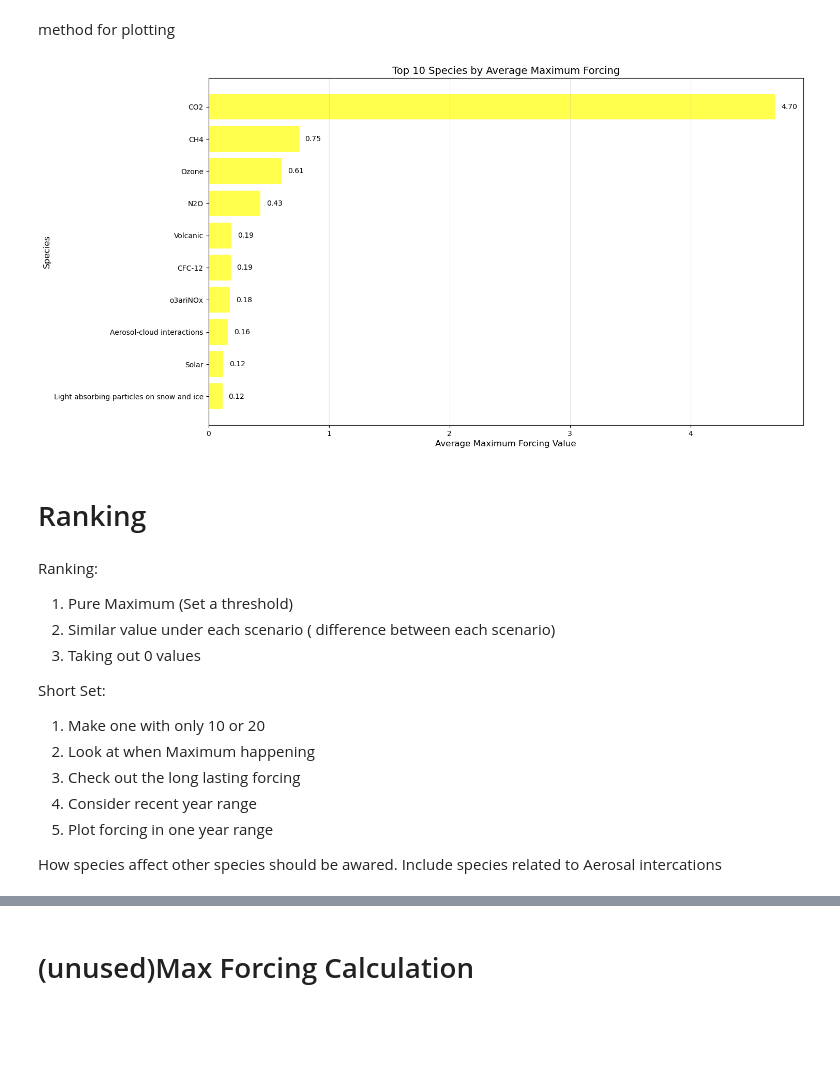
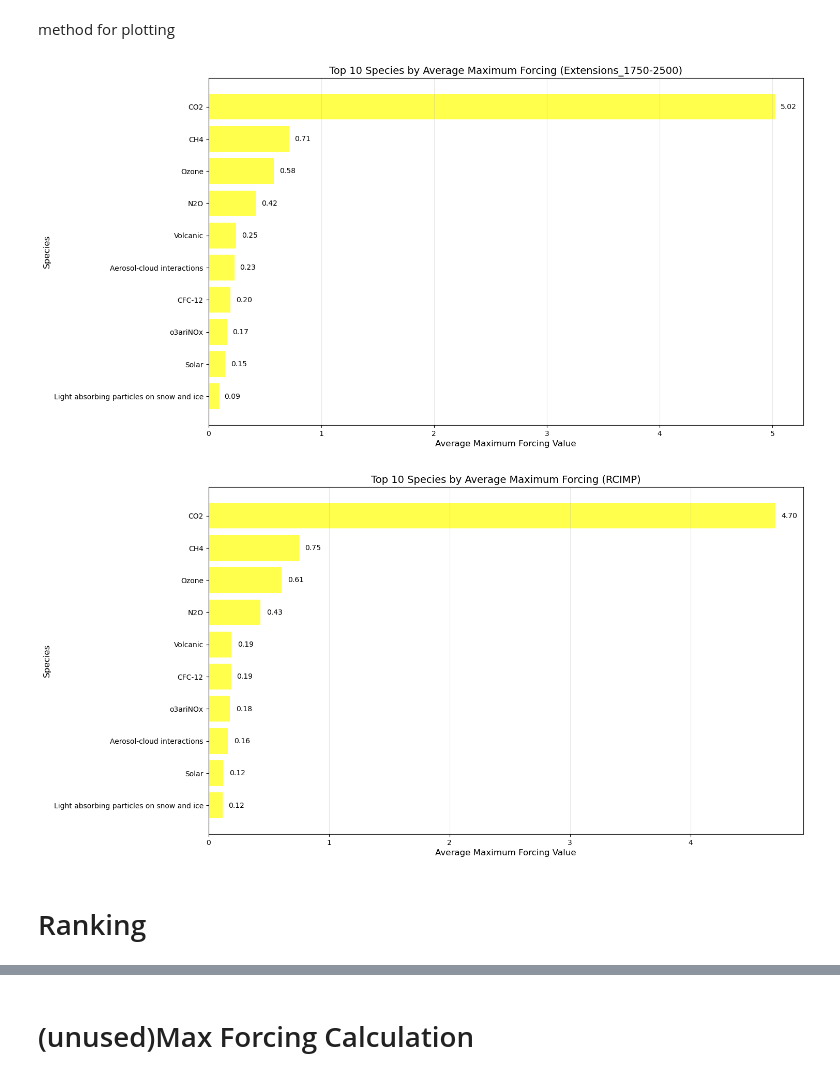
Before and after one commit to xuxingcheng/FAIR-emission-climate-model, a Jupyter notebook: Max Forcing Analysis.ipynb, the cells around one changed output, grey strips where cells are left out. Cells and saved outputs as stored; diff of their text form; code cells hidden in the pictures; blank space fills up the shorter version.

```diff
--- a/Max Forcing Analysis.ipynb
+++ b/Max Forcing Analysis.ipynb
@@ -68,7 +68,7 @@ f.run()
 # %% [markdown]
 Running model with data from calibrated ensenbles
 # %%
-"""f2 = FAIR(ch4_method="Thornhill2021")
+f2 = FAIR(ch4_method="Thornhill2021")
 f2.define_time(1750, 2300, 1)  # start, end, step
 scenarios_data = [
     "high-extension",
@@ -113,4 +113,4 @@ initialise(f2.temperature, 0)
 initialise(f2.cumulative_emissions, 0)
 initialise(f2.airborne_emissions, 0)
 initialise(f2.ocean_heat_content_change, 0)
-f2.run()"""
+f2.run()
@@ -217,15 +348,2 @@ max_forcing_df_Rcimp[max_forcing_df_Rcimp['specie'] == 'ariNH3']
 # %% [markdown]
 # Find out average max forcing a range of year
-# %%
-import pandas as pd
-
-max_forcing_df_Rcimp = pd.read_csv("examples/data/calibrated_constrained_ensemble/max_forcing_Rcimp.csv")
-summary_df = (max_forcing_df_Rcimp.groupby(['scenario', 'specie'])
-              .agg({'max_forcing': ['mean', 'std'],
-                    'max_forcing_year': lambda x: (min(x), max(x))})
-              .reset_index())
-summary_df.columns = ['scenario', 'specie', 'mean_max_forcing', 'max_forcing_std', 'max_forcing_year']
-summary_df[['min_year', 'max_year']] = pd.DataFrame(summary_df['max_forcing_year'].tolist(), index=summary_df.index)
-summary_df['year_range'] = summary_df['max_year'] - summary_df['min_year']
-summary_df = summary_df.drop('max_forcing_year', axis=1)
-summary_df
@@ -245,0 +350,18 @@ summary_df
+# %%
+def summarize_forcing(forcing_df):
+    summary_df = (forcing_df.groupby(['scenario', 'specie'])
+                  .agg({'max_forcing': ['mean', 'std'],
+                        'max_forcing_year': lambda x: (min(x), max(x))})
+                  .reset_index())
+    summary_df.columns = ['scenario', 'specie', 'mean_max_forcing', 'max_forcing_std', 'max_forcing_year']
+    summary_df[['min_year', 'max_year']] = pd.DataFrame(summary_df['max_forcing_year'].tolist(), index=summary_df.index)
+    summary_df['year_range'] = summary_df['max_year'] - summary_df['min_year']
+    summary_df["std_by_scenario"] = summary_df.groupby('specie')['mean_max_forcing'].transform('std')
+    summary_df["mean_by_scenario"] = summary_df.groupby('specie')['mean_max_forcing'].transform('mean')
+    summary_df["cv_by_scenario"] = (summary_df["std_by_scenario"]/summary_df["mean_by_scenario"]).fillna(0)
+    summary_df.drop(columns=["std_by_scenario", "mean_by_scenario", 'max_forcing_year'], inplace=True)
+
+    return summary_df
+
+summary_rcimp = summarize_forcing(df1)
+summary_cali = summarize_forcing(df2)
@@ -246,46 +394,34 @@ summary_df
 # %% [markdown]
 method for plotting
 # %%
-def plot_top(ploting_df, top_number):
+def plot_top(ploting_df, top_number, title_suffix):
     if top_number > ploting_df.nunique()['specie']:
         top_number = ploting_df.nunique()['specie']
 
     top_species = ploting_df.groupby('specie')['mean_max_forcing'].mean().nlargest(top_number).sort_values(ascending=True)
 
     pl.figure(figsize=(15, top_number/1.3))
     bars = pl.barh(top_species.index, top_species.values, color='yellow', alpha=0.7)
     pl.xlabel('Average Maximum Forcing Value', fontsize=12)
     pl.ylabel('Species', fontsize=12)
-    pl.title('Top {} Species by Average Maximum Forcing'.format(top_number), fontsize=14)
+    title = 'Top {} Species by Average Maximum Forcing '.format(top_number) + title_suffix
+    pl.title(title, fontsize=14)
     pl.grid(axis='x', alpha=0.3)
 
     # Add value labels
     for bar in bars:
         width = bar.get_width()
         pl.text(width + 0.05, bar.get_y() + bar.get_height()/2, f'{width:.2f}',
                  ha='left', va='center', fontsize=10)
 
     pl.tight_layout()
     pl.show()
 
-plot_top(summary_df, 10)
+plot_top(summary_cali, 10, '(Extensions_1750-2500)')
+plot_top(summary_rcimp, 10, '(RCIMP)')
 # %% [output]
-[figure, old version]
+[figure, new version]
+[figure, added]
 # %% [markdown]
 # Ranking
-# %% [markdown]
-Ranking:
-1. Pure Maximum (Set a threshold)
-2. Similar value under each scenario ( difference between each scenario)
-3. Taking out 0 values
-
-Short Set:
-1. Make one with only 10 or 20
-2. Look at when Maximum happening
-3. Check out the long lasting forcing
-4. Consider recent year range
-5. Plot forcing in one year range
-
-How species affect other species should be awared.
-Include species related to Aerosal intercations
 # %%
```
Also changed, not shown: parts of 21 cells of this notebook, 3 other files.
